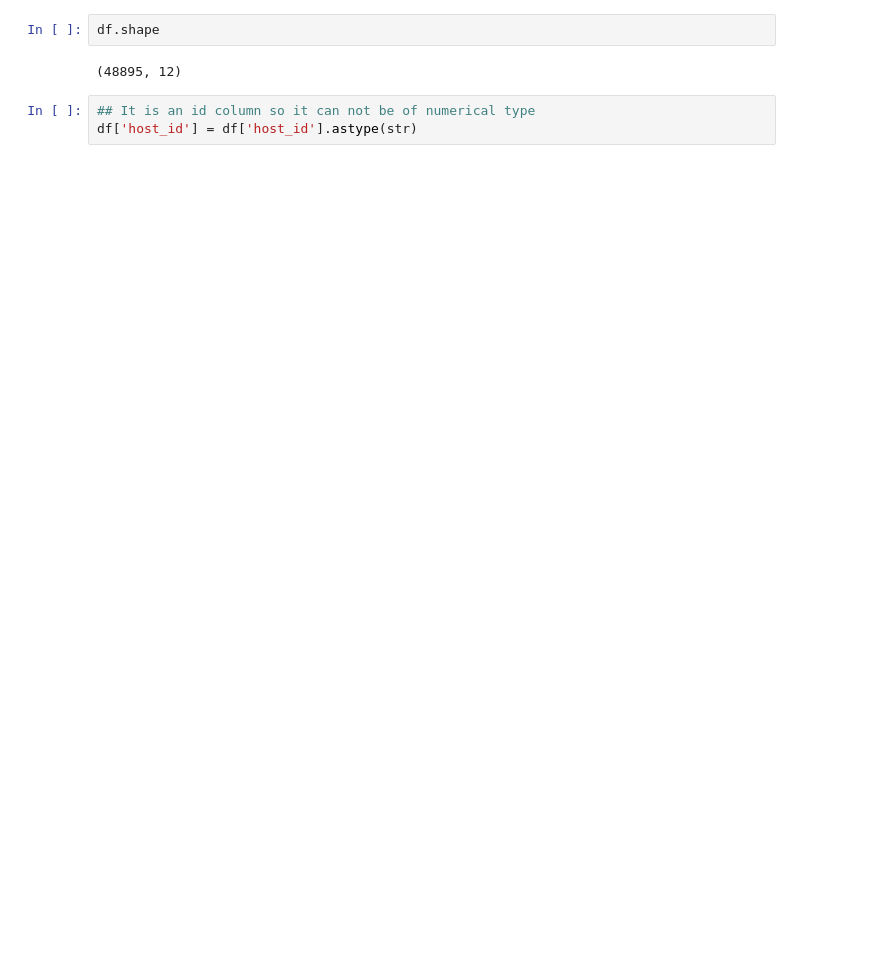
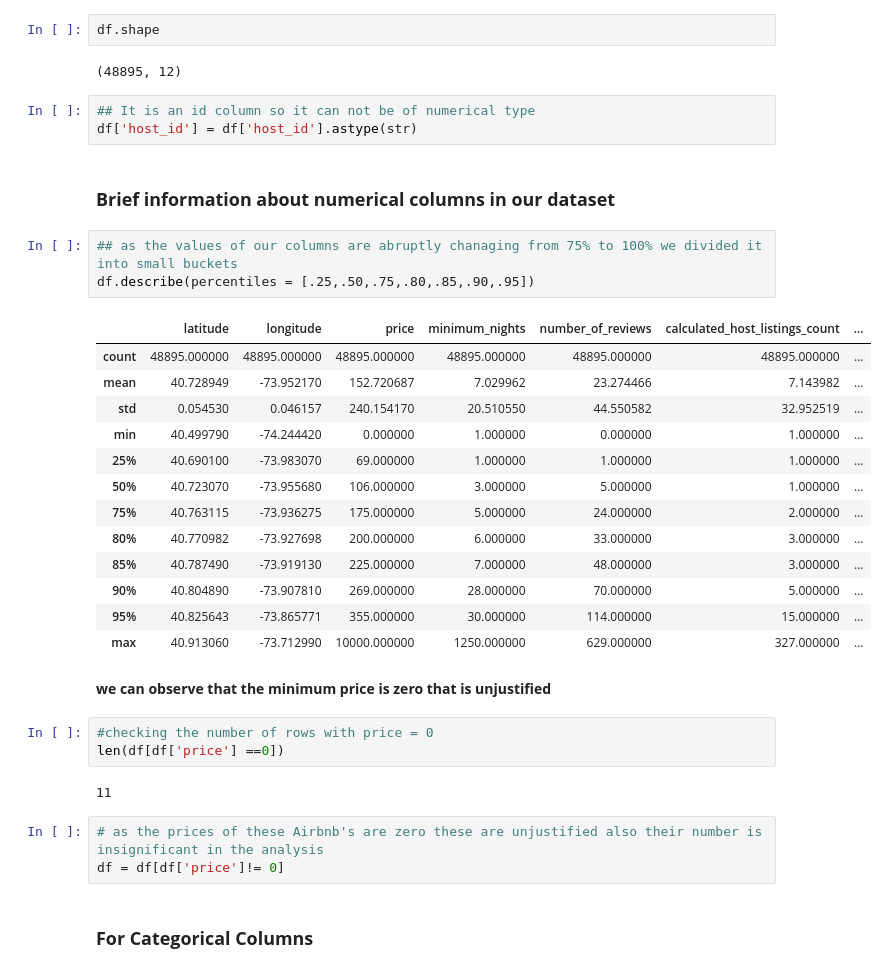
Before and after one commit to dushyantmaharshi/AirBnb-Data-Analysis, a Jupyter notebook: Airbnb_Bookings_Analysis_Capstone_Project_1_.ipynb, the cells around one changed output. Drawn from its saved outputs; the diff is of its cells as text; blank space fills up the shorter version.

```diff
--- a/Airbnb_Bookings_Analysis_Capstone_Project_1_.ipynb
+++ b/Airbnb_Bookings_Analysis_Capstone_Project_1_.ipynb
@@ -149,3 +149,34 @@ df.shape
 # %%
 ## It is an id column so it can not be of numerical type
 df['host_id'] = df['host_id'].astype(str)
+# %% [markdown]
+### **Brief information about numerical columns in our dataset**
+# %%
+## as the values of our columns are abruptly chanaging from 75% to 100% we divided it into small buckets
+df.describe(percentiles = [.25,.50,.75,.80,.85,.90,.95])
+# %% [output]
+|  | latitude | longitude | price | minimum_nights | number_of_reviews | calculated_host_listings_count | ... |
+| count | 48895.000000 | 48895.000000 | 48895.000000 | 48895.000000 | 48895.000000 | 48895.000000 | ... |
+| mean | 40.728949 | -73.952170 | 152.720687 | 7.029962 | 23.274466 | 7.143982 | ... |
+| std | 0.054530 | 0.046157 | 240.154170 | 20.510550 | 44.550582 | 32.952519 | ... |
+| min | 40.499790 | -74.244420 | 0.000000 | 1.000000 | 0.000000 | 1.000000 | ... |
+| 25% | 40.690100 | -73.983070 | 69.000000 | 1.000000 | 1.000000 | 1.000000 | ... |
+| 50% | 40.723070 | -73.955680 | 106.000000 | 3.000000 | 5.000000 | 1.000000 | ... |
+| 75% | 40.763115 | -73.936275 | 175.000000 | 5.000000 | 24.000000 | 2.000000 | ... |
+| 80% | 40.770982 | -73.927698 | 200.000000 | 6.000000 | 33.000000 | 3.000000 | ... |
+| 85% | 40.787490 | -73.919130 | 225.000000 | 7.000000 | 48.000000 | 3.000000 | ... |
+| 90% | 40.804890 | -73.907810 | 269.000000 | 28.000000 | 70.000000 | 5.000000 | ... |
+| 95% | 40.825643 | -73.865771 | 355.000000 | 30.000000 | 114.000000 | 15.000000 | ... |
+| max | 40.913060 | -73.712990 | 10000.000000 | 1250.000000 | 629.000000 | 327.000000 | ... |
+# %% [markdown]
+**we can observe that the minimum price is zero that is unjustified**
+# %%
+#checking the number of rows with price = 0
+len(df[df['price'] ==0])
+# %% [output]
+11
+# %%
+# as the prices of these Airbnb's are zero these are unjustified also their number is insignificant in the analysis
+df = df[df['price']!= 0]
+# %% [markdown]
+### **For Categorical Columns**
```
Also changed, not shown: parts of 17 cells of this notebook.
